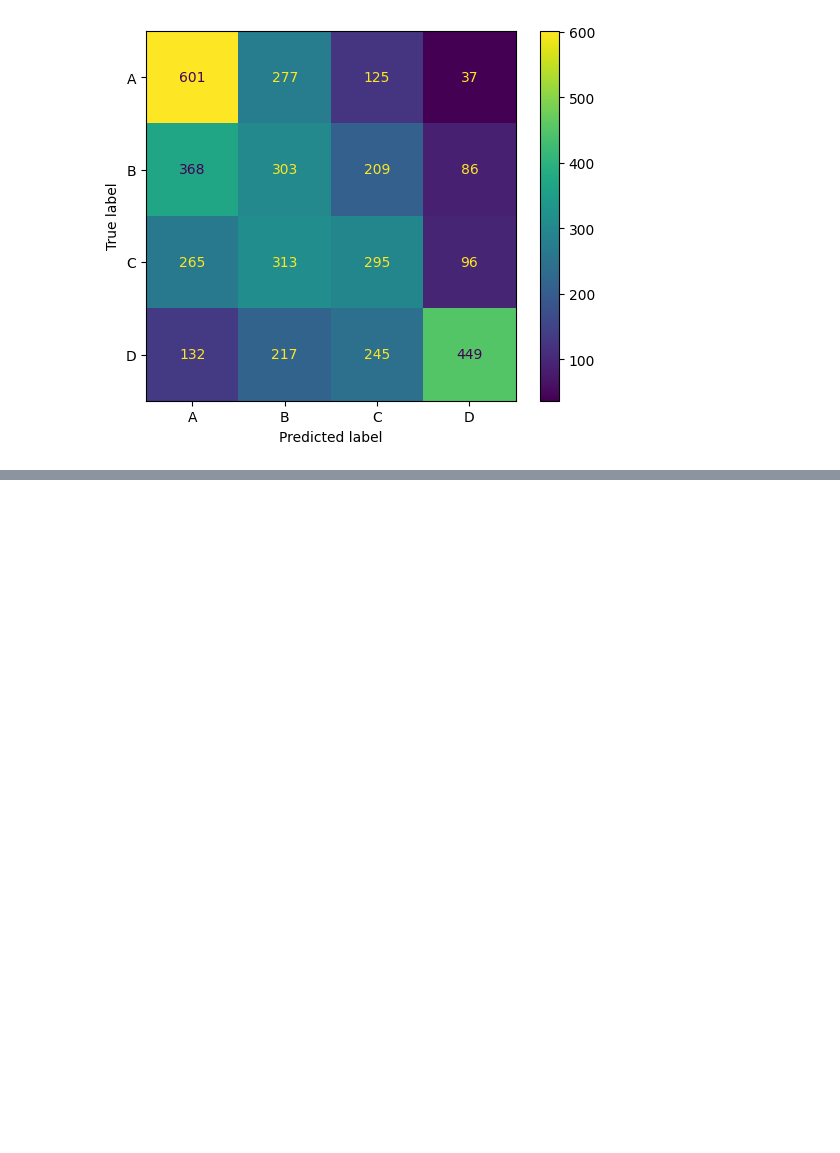
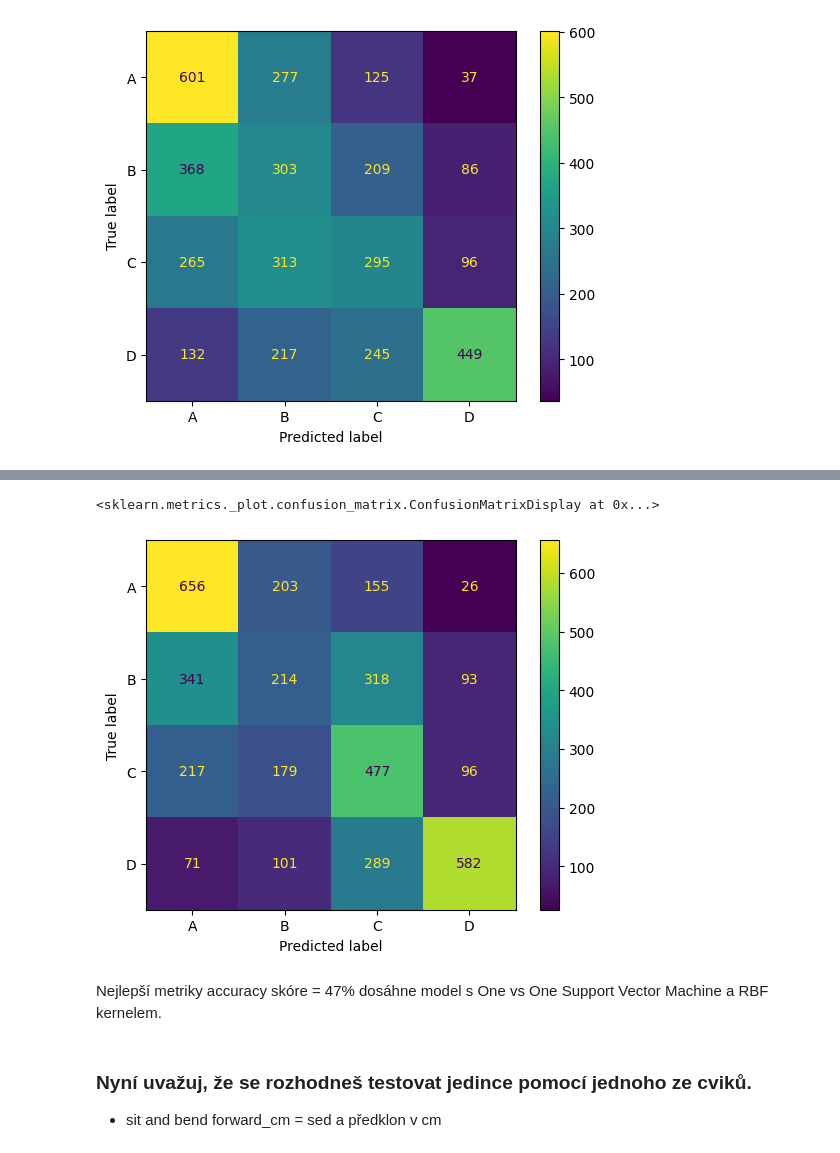
Before and after one commit to zitkovalenka/Python2-042023, a Jupyter notebook: UKOL_05-reseni-ML&AI-Fyzicka_kondice.ipynb, the cells around one changed output, grey strips where cells are left out. Cells and saved outputs as stored; diff of their text form; code cells hidden in the pictures; blank space fills up the shorter version.

```diff
--- a/UKOL_05-reseni-ML&AI-Fyzicka_kondice.ipynb
+++ b/UKOL_05-reseni-ML&AI-Fyzicka_kondice.ipynb
@@ -238,0 +303,22 @@ ValueError: x and y must have same first dimension, but have shapes (15,) and (1
+# %%
+# Predikce z testovacích dat
+y_pred = clf_4.predict(X_test)    # vytvoření nového bodu uprostřed (na obrázku z lekce je ten čtverečkovaný)
+#  proč se zdá, že není potřeba tento krok? "y_pred = clf_3.predict(X_test) " když vynechám čísla zůstanou stejná?
+
+# Zobrazení Confusion matrix KNN
+ConfusionMatrixDisplay.from_estimator(clf_4, X_test, y_test, display_labels=clf.classes_)
+
+# Kolik jedinců s nejvyšší fyzickou výkonností (tj. ze skupiny A) bylo klasifikování správně?
+    # Bylo predikováno se správnou fyzickou výkonostní klasifikací třídy A 656 jedinců. Tzn. 656 jedinců bylo predikováno s výkonností třídy A a skutečně 601 jedinců mělo fyzickou výkonnost třídy A 656. (predikce se shoduje se skutečností).
+# Kolik pak bylo zařazeno do skupin B, C a D?
+    # Správně bylo predikováno s fyzickou výkonností třídy B 214 jedinců.
+    # Správně bylo predikováno s fyzickou výkonností třídy C 477 jedinců.
+    # Správně bylo predikováno s fyzickou výkonností třídy D 582 jedinců.
+# %% [output]
+<sklearn.metrics._plot.confusion_matrix.ConfusionMatrixDisplay at 0x...>
+[figure, added]
+# %% [markdown]
+Nejlepší metriky accuracy skóre = 47% dosáhne model s One vs One Support Vector Machine a RBF kernelem.
+# %% [markdown]
+### Nyní uvažuj, že se rozhodneš testovat jedince pomocí jednoho ze cviků.
+- sit and bend forward_cm = sed a předklon v cm
```
Also changed, not shown: parts of 27 cells of this notebook.
